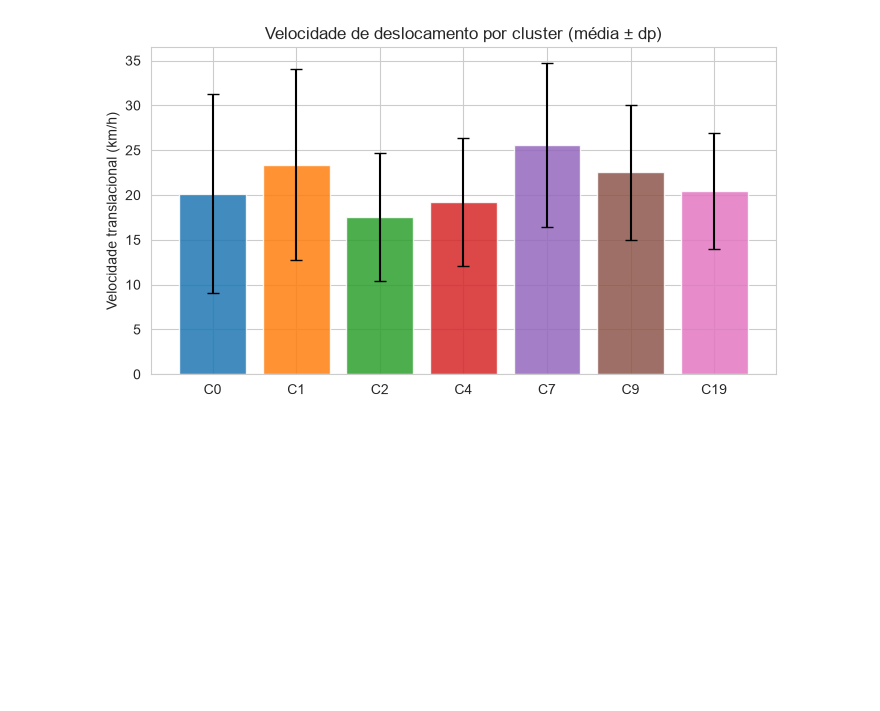
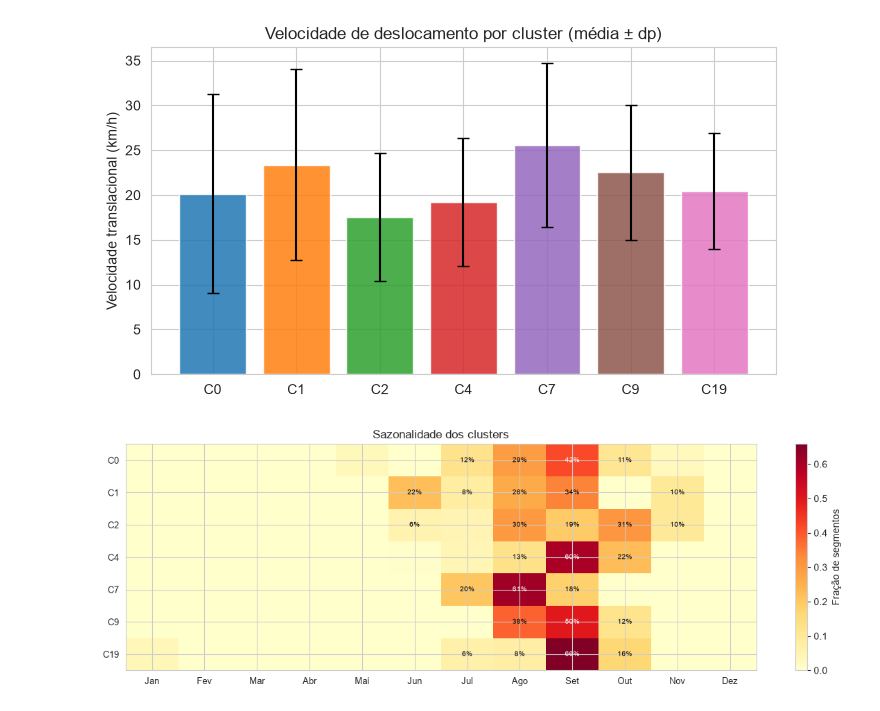
Before and after one commit to HerikDR/Algoritmo-TRACLUS, a Jupyter notebook: traclus_hurdat.ipynb, the cells around one changed output. Drawn from its saved outputs; the diff is of its cells as text; code cells hidden in the pictures; blank space fills up the shorter version.

```diff
--- a/traclus_hurdat.ipynb
+++ b/traclus_hurdat.ipynb
@@ -1006,3 +1012,35 @@ plt.tight_layout()
 plt.show()
 # %% [output]
 [figure]
+# %%
+# Heatmap de sazonalidade
+meses_nomes = ["Jan", "Fev", "Mar", "Abr", "Mai", "Jun",
+                "Jul", "Ago", "Set", "Out", "Nov", "Dez"]
+
+mat_saz = np.zeros((len(clusters_validos), 12))
+for k, c in enumerate(clusters_validos):
+    seg_c = segmentos[segmentos["cluster"] == c].copy()
+    seg_c["mes"] = pd.to_datetime(seg_c["datetime_inicio"]).dt.month
+    for m in range(1, 13):
+        mat_saz[k, m - 1] = (seg_c["mes"] == m).sum()
+    soma = mat_saz[k].sum()
+    if soma > 0:
+        mat_saz[k] /= soma
+
+fig, ax = plt.subplots(figsize=(12, 4))
+im = ax.imshow(mat_saz, cmap="YlOrRd", aspect="auto", vmin=0)
+ax.set_xticks(range(12))
+ax.set_xticklabels(meses_nomes, fontsize=9)
+ax.set_yticks(range(len(clusters_validos)))
+ax.set_yticklabels(labels_c, fontsize=9)
+for k in range(len(clusters_validos)):
+    for m in range(12):
+        if mat_saz[k, m] > 0.05:
+            ax.text(m, k, f"{mat_saz[k, m]:.0%}", ha="center", va="center",
+                    fontsize=7, color="black" if mat_saz[k, m] < 0.4 else "white")
+plt.colorbar(im, ax=ax, label="Fração de segmentos")
+ax.set_title("Sazonalidade dos clusters")
+plt.tight_layout()
+plt.show()
+# %% [output]
+[figure, added]
```
Also changed, not shown: parts of 3 cells of this notebook.
